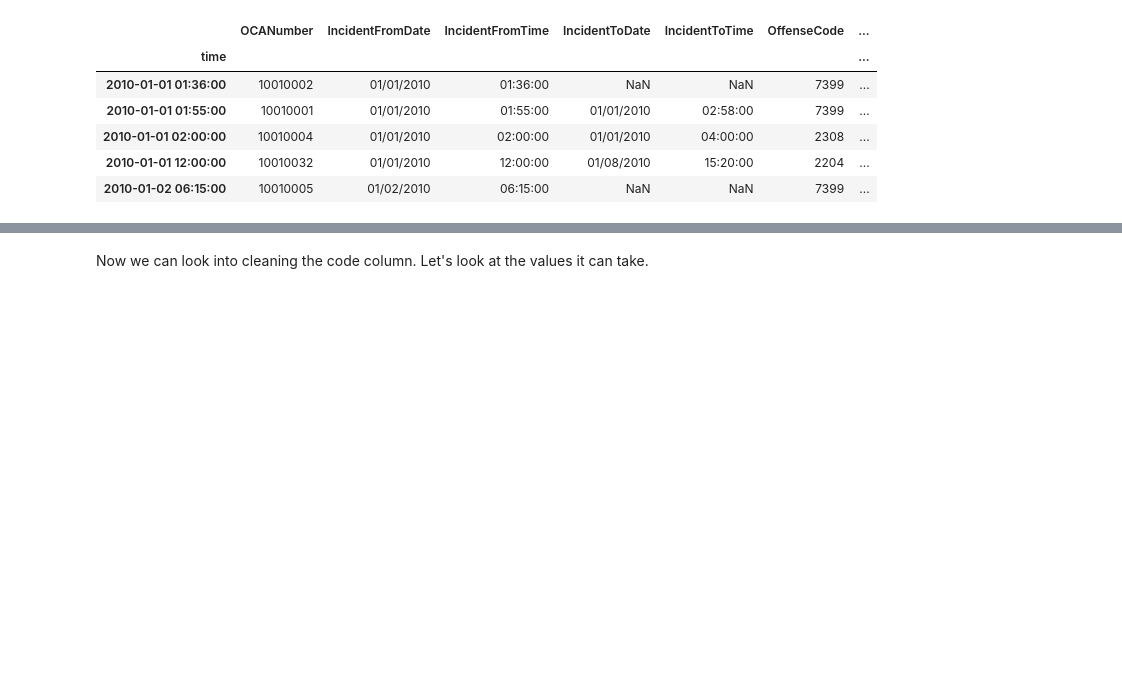
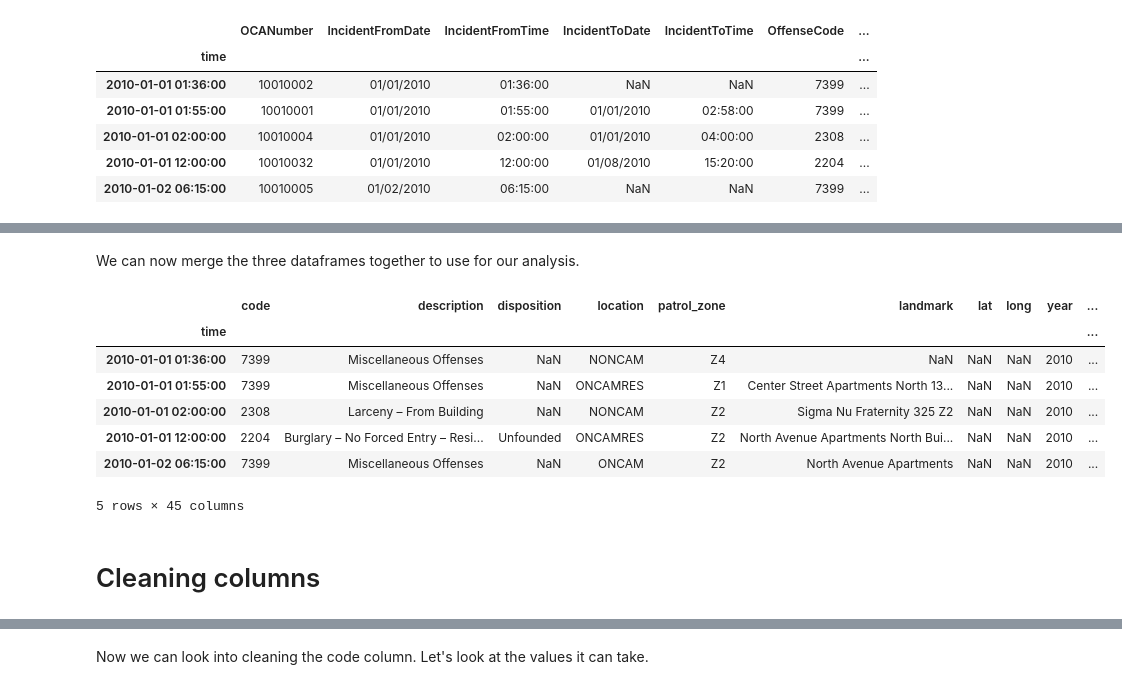
Before and after one commit to pspratling/Forecasting-Crime-around-the-Georgia-Tech-Campus, a Jupyter notebook: Project/Data Wrangling.ipynb, the cells around one changed output, grey strips where cells are left out. Saved outputs shown, nothing was run; the diff lists cells and outputs as text; code cells hidden in the pictures; blank space fills up the shorter version.

```diff
--- a/Project/Data Wrangling.ipynb
+++ b/Project/Data Wrangling.ipynb
@@ -69,0 +33,25 @@ Now let's start cleaning individual columns
+# %%
+#renaming and removing extraneous columns
+crime_data = crime_data.iloc[:, [5, 6, 8, 9, 10, 11, 15, 16]]
+crime_data.columns = ['code', 'description', 'disposition', 'location', 'patrol_zone', 'landmark', 'lat', 'long']
+
+#adding additional features from time
+def set_semester(day_of_year):
+    """returns the school semester for a given day of the year"""
+    if day_of_year in range(8, 125):
+        return 'spring'
+    elif day_of_year in range(133, 216):
+        return 'summer'
+    elif day_of_year in range(232, 349):
+        return 'fall'
+    else:
+        return 'no school'
+
+crime_data['year'] = crime_data.index.year
+crime_data['month'] = crime_data.index.month
+crime_data['quarter'] = np.ceil(crime_data['month']/3).astype(int)
+crime_data['day_of_year'] = crime_data.index.dayofyear
+crime_data['day_of_month'] = crime_data.index.day
+crime_data['day_of_week'] = crime_data.index.dayofweek
+crime_data['hour'] = crime_data.index.hour
+crime_data['semester'] = crime_data['day_of_year'].apply(set_semester)
@@ -69,0 +60,3 @@ Now let's start cleaning individual columns
+# %%
+gt_enrollment_data = pd.read_csv('../Data/gatech_enrollment.csv')
+gt_enrollment_data.head()
@@ -69,0 +72,4 @@ Now let's start cleaning individual columns
+# %%
+#importing Atlanta demographics data
+atl_data = pd.read_csv('../Data/atlanta_demographics.csv', index_col=0, header=None).transpose()
+atl_data.head()
@@ -70,3 +84,26 @@ Now let's start cleaning individual columns
+# %% [markdown]
+We can now merge the three dataframes together to use for our analysis.
+# %%
+#creating final dataframe
+c = crime_data.reset_index()
+
+#merging
+c = c.merge(gt_enrollment_data, how='left', on=['year', 'semester'])
+c = c.merge(atl_data, how='left', on='year')
+c = c.set_index('time')
+
+c.head()
+# %% [output]
+|  | code | description | disposition | location | patrol_zone | landmark | lat | long | year | ... |
+| time |  |  |  |  |  |  |  |  |  | ... |
+| 2010-01-01 01:36:00 | 7399 | Miscellaneous Offenses | NaN | NONCAM | Z4 | NaN | NaN | NaN | 2010 | ... |
+| 2010-01-01 01:55:00 | 7399 | Miscellaneous Offenses | NaN | ONCAMRES | Z1 | Center Street Apartments North 13... | NaN | NaN | 2010 | ... |
+| 2010-01-01 02:00:00 | 2308 | Larceny – From Building | NaN | NONCAM | Z2 | Sigma Nu Fraternity 325 Z2 | NaN | NaN | 2010 | ... |
+| 2010-01-01 12:00:00 | 2204 | Burglary – No Forced Entry – Resi... | Unfounded | ONCAMRES | Z2 | North Avenue Apartments North Bui... | NaN | NaN | 2010 | ... |
+| 2010-01-02 06:15:00 | 7399 | Miscellaneous Offenses | NaN | ONCAM | Z2 | North Avenue Apartments | NaN | NaN | 2010 | ... |
+5 rows × 45 columns
+# %% [markdown]
+# Cleaning columns
 # %%
 c.info()
 # %% [output]
```
Also changed, not shown: parts of 26 cells of this notebook.
